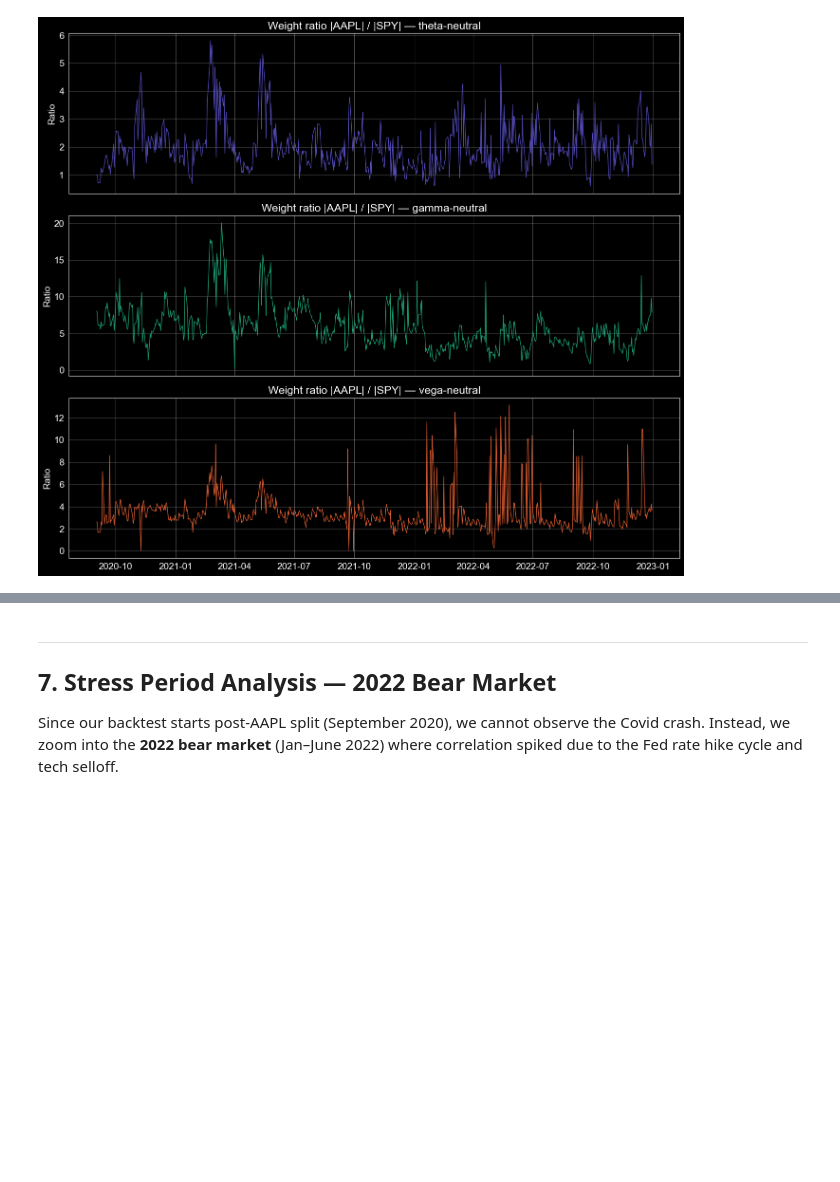
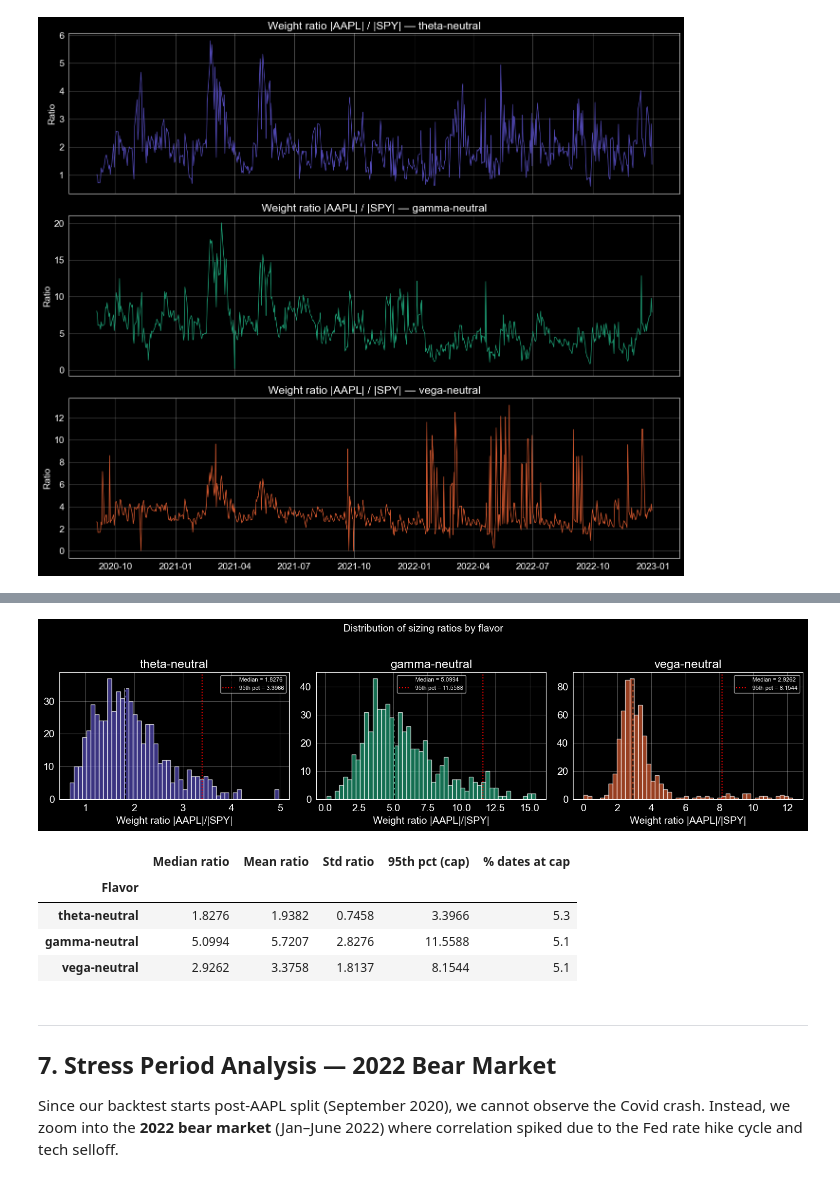
Before and after one commit to Mariuscalaque/Volatility-Trading-Project--Dispersion-Strategies, a Jupyter notebook: notebooks/02_dispersion_backtest.ipynb, the cells around one changed output, grey strips where cells are left out. Cells and saved outputs as stored; diff of their text form; code cells hidden in the pictures; blank space fills up the shorter version.

```diff
--- a/notebooks/02_dispersion_backtest.ipynb
+++ b/notebooks/02_dispersion_backtest.ipynb
@@ -343,3 +469,49 @@ plt.tight_layout(); plt.show()
+# %%
+fig, axes = plt.subplots(1, len(backtests), figsize=(5 * len(backtests), 4))
+if len(backtests) == 1:
+    axes = [axes]
+
+ratio_stats = []
+for ax, (greek, bt) in zip(axes, backtests.items()):
+    dp = bt.drifted_positions.copy()
+    dp_opts = dp[dp["leg_name"] != "DELTA_HEDGING"].copy()
+
+    aapl_weight = dp_opts[dp_opts["ticker"] == COMPONENT_TICKER].groupby("date")["scaled_weight"].sum().abs()
+    spy_weight = dp_opts[dp_opts["ticker"] == INDEX_TICKER].groupby("date")["scaled_weight"].sum().abs()
+
+    common = aapl_weight.index.intersection(spy_weight.index)
+    ratio = (aapl_weight.loc[common] / spy_weight.loc[common].replace(0, np.nan)).dropna()
+
+    ax.hist(ratio, bins=50, color=FLAVOR_COLORS[greek], alpha=0.7, edgecolor="white")
+    ax.axvline(x=ratio.median(), color="black", linestyle="--", linewidth=1.5,
+               label=f"Median = {ratio.median():.4f}")
+    ax.axvline(x=ratio.quantile(0.95), color="red", linestyle=":", linewidth=1.5,
+               label=f"95th pct = {ratio.quantile(0.95):.4f}")
+    ax.set_title(f"{greek}-neutral")
+    ax.set_xlabel("Weight ratio |AAPL|/|SPY|")
+    ax.legend(fontsize=8)
+    ax.grid(alpha=0.3)
+
+    ratio_stats.append({
+        "Flavor": f"{greek}-neutral",
+        "Median ratio": round(ratio.median(), 4),
+        "Mean ratio": round(ratio.mean(), 4),
+        "Std ratio": round(ratio.std(), 4),
+        "95th pct (cap)": round(ratio.quantile(0.95), 4),
+        "% dates at cap": round((ratio >= ratio.quantile(0.95)).mean() * 100, 1),
+    })
+
+plt.suptitle("Distribution of sizing ratios by flavor", fontsize=14, y=1.02)
+plt.tight_layout(); plt.show()
+
+pd.DataFrame(ratio_stats).set_index("Flavor")
+# %% [output]
+[figure, added]
+|  | Median ratio | Mean ratio | Std ratio | 95th pct (cap) | % dates at cap |
+| Flavor |  |  |  |  |  |
+| theta-neutral | 1.8276 | 1.9382 | 0.7458 | 3.3966 | 5.3 |
+| gamma-neutral | 5.0994 | 5.7207 | 2.8276 | 11.5588 | 5.1 |
+| vega-neutral | 2.9262 | 3.3758 | 1.8137 | 8.1544 | 5.1 |
 # %% [markdown]
 ---
 ## 7. Stress Period Analysis — 2022 Bear Market
```
Also changed, not shown: parts of 8 cells of this notebook.
